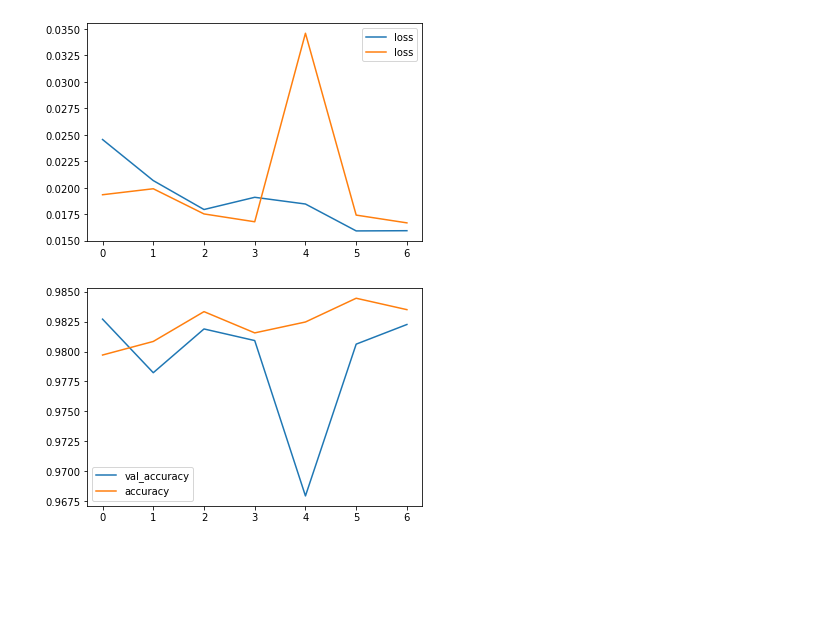
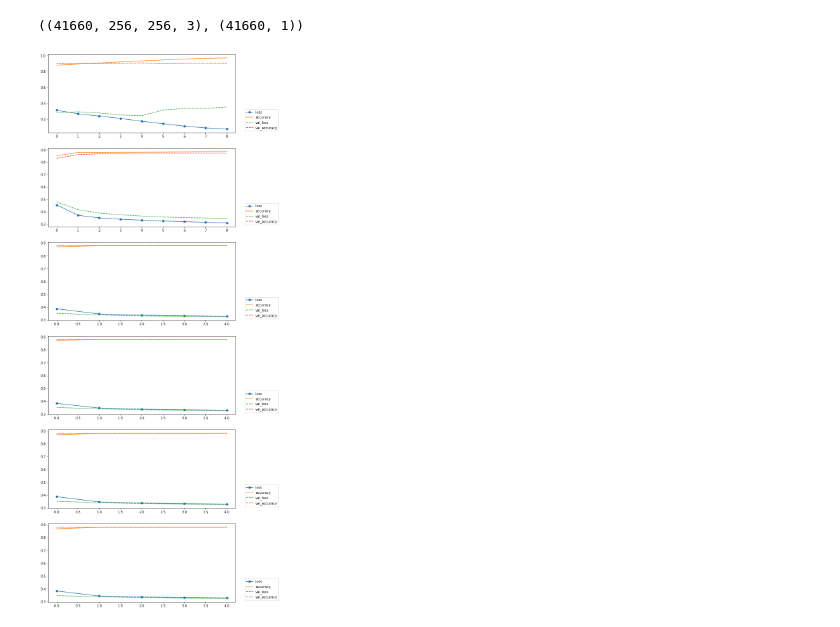
Before and after one commit to SeHwanYoo/child_skin_classification_infection, a Jupyter notebook: evaluation.ipynb, the cells around one changed output. Saved outputs shown, nothing was run; the diff lists cells and outputs as text; code cells hidden in the pictures; blank space fills up the shorter version.

```diff
--- a/evaluation.ipynb
+++ b/evaluation.ipynb
@@ -13,2 +10,0 @@ base_models_path = 'C:/Users/user/Desktop/models/child_skin_classification_infec
-# %%
-df = pd.read_csv(os.path.join(base_models_path, '20220623-044732_efficientb4_effection_history.csv'), sep=',')
@@ -15,17 +38,62 @@ df = pd.read_csv(os.path.join(base_models_path, '20220623-044732_efficientb4_eff
+# %%
+imgs = []
+for i in range(7, 9):
+    # for key in train_dict.keys():
+    img = glob(dataset + f'/H{str(i)}/*/*.jpg')
+    imgs.extend(img)
+N_BEF_RES = 256
+
+# def test_skin_data(files):
+
+test_images = []
+test_labels = []
+
+for f in imgs:
+
+    # f = file.decode('utf-8')
+
+    img = cv2.imread(f, cv2.COLOR_BGR2RGB)
+    img = cv2.resize(img, (N_BEF_RES, N_BEF_RES))
+    img = cv2.normalize(img, None, 0, 255, cv2.NORM_MINMAX)
+
+    # print(f)
+    idx = f.split('\\')[-2]
+    # print(idx)
+    # print(idx)
+
+    key = 0
+    if idx in effection:
+        key = 1
+
+    # lbl = tf.keras.utils.to_categorical(key, 2)
+
+
+    test_images.append(img)
+    test_labels.append(key)
+
+test_images = np.reshape(test_images, [-1, N_BEF_RES, N_BEF_RES, 3])
+test_labels = np.reshape(test_labels, [-1, 1])
+
+test_images.shape, test_labels.shape
+# %% [output]
+((41660, 256, 256, 3), (41660, 1))
 # %%
-# df
-plt.plot(df['loss'], label='loss')
-# plt.plot(df['accuracy'], label='loss')
-plt.plot(df['val_loss'], label='loss')
-# plt.plot(df['val_accuracy'], label='loss')
-plt.legend()
+idx = 1
+plt.figure(figsize=(10, 30))
+for csv in glob(os.path.join(base_models_path, '20220712') + '/*.csv'):
+    df = pd.read_csv(csv)
+
+    plt.subplot(6, 1, idx)
+
+    plt.plot(df['loss'], marker='o', label='loss')
+    plt.plot(df['accuracy'], label='accuracy')
+    plt.plot(df['val_loss'], '--', label='val_loss')
+    plt.plot(df['val_accuracy'], '--', label='val_accuracy')
+    plt.legend(loc=(1.05, 0.02))
+
+    idx += 1
+
+
 plt.show()
 # %% [output]
-[figure, old version]
+[figure, new version]
-# %%
-plt.plot(df['val_accuracy'], label='val_accuracy')
-plt.plot(df['accuracy'], label='accuracy')
-plt.legend()
-plt.show()
-# %% [output]
-[figure, removed]
```
Also changed, not shown: parts of 19 cells of this notebook, 6 other files.
